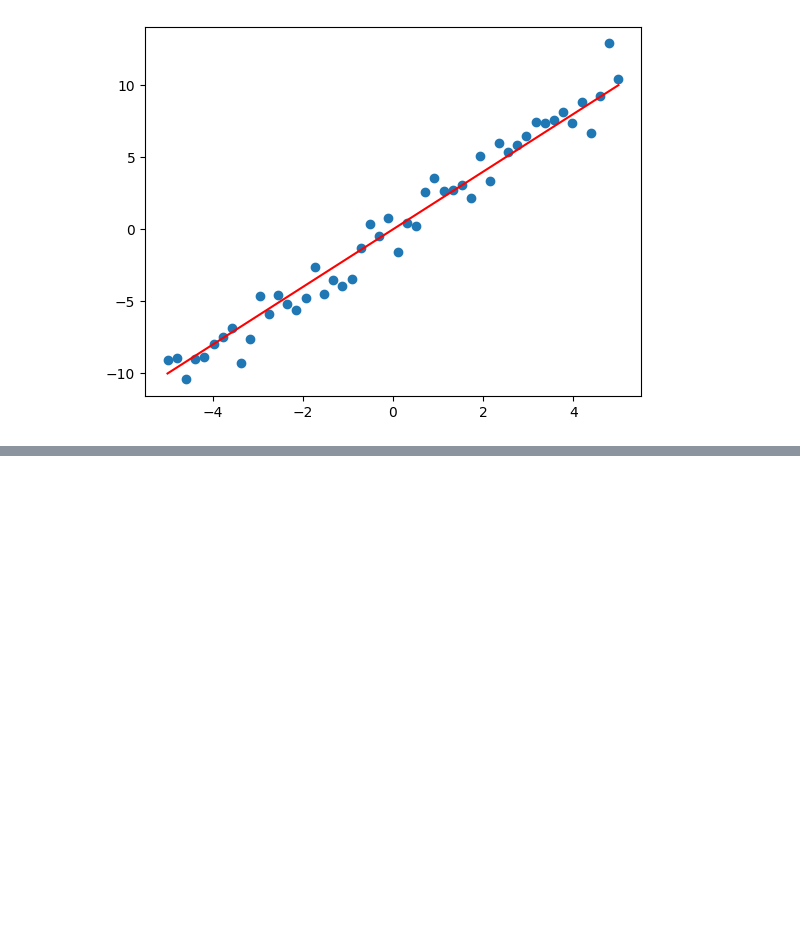
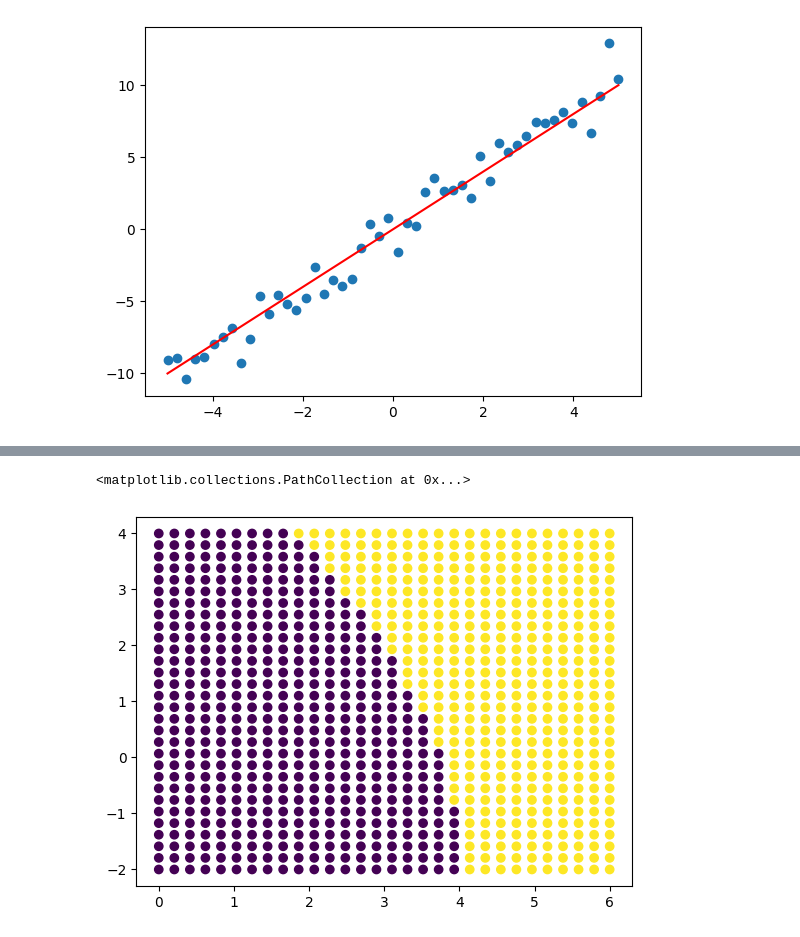
Before and after one commit to Sals-Ed/Project, a Jupyter notebook: DataAnalysis.ipynb, the cells around one changed output, grey strips where cells are left out. Saved outputs shown, nothing was run; the diff lists cells and outputs as text; code cells hidden in the pictures; blank space fills up the shorter version.

```diff
--- a/DataAnalysis.ipynb
+++ b/DataAnalysis.ipynb
@@ -12,0 +48,11 @@ plt.plot(x, 2 * x, "r")
+# %%
+clf = SVC()
+clf.fit(train, category)
+# %%
+formX, formY = np.meshgrid(np.linspace(0, 6, 30), np.linspace(-2, 4, 30))
+formX = formX.ravel(); formY = formY.ravel()
+
+plt.scatter(formX, formY, c=clf.predict(list(zip(formX, formY))))
+# %% [output]
+<matplotlib.collections.PathCollection at 0x...>
+[figure, added]
```
Also changed, not shown: parts of 6 cells of this notebook, 3 other files.
